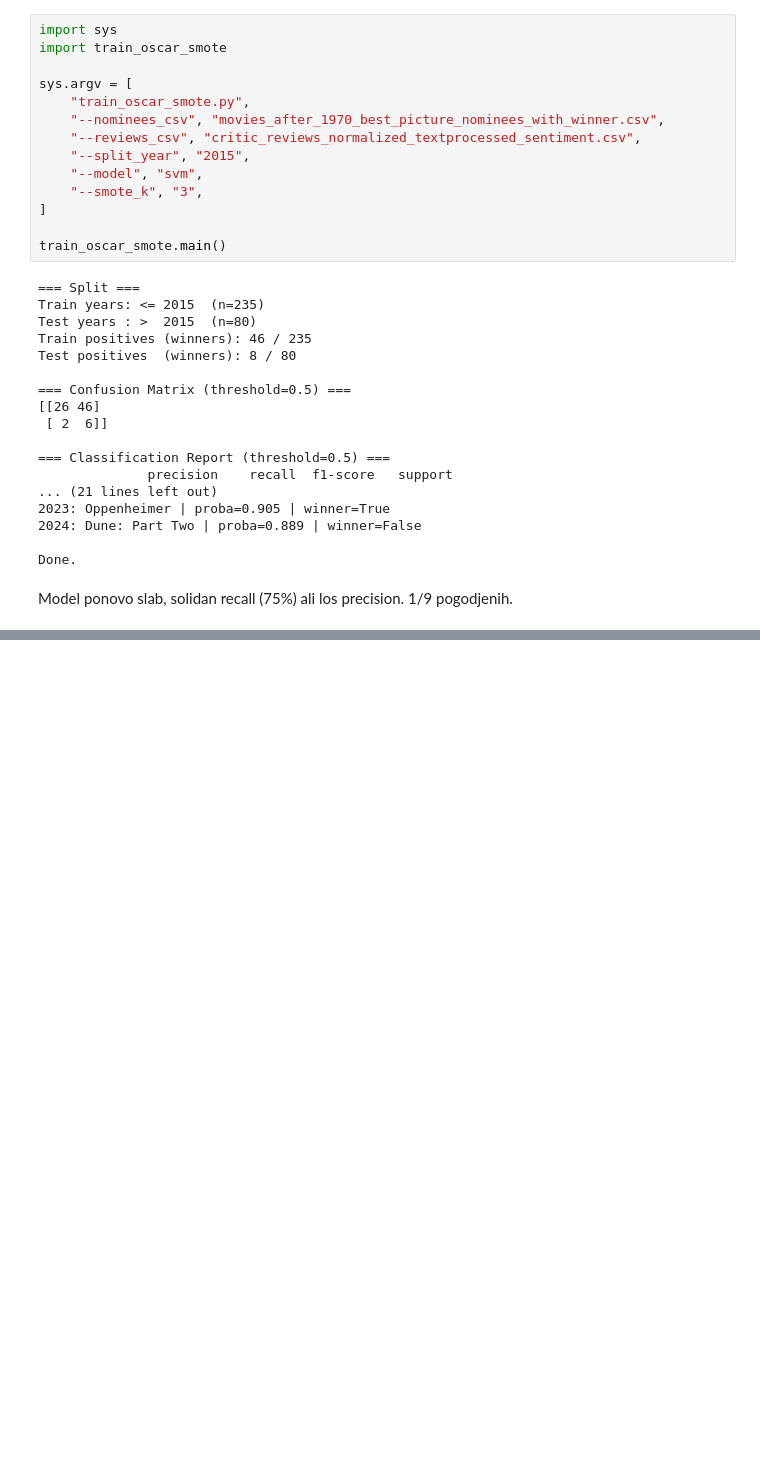
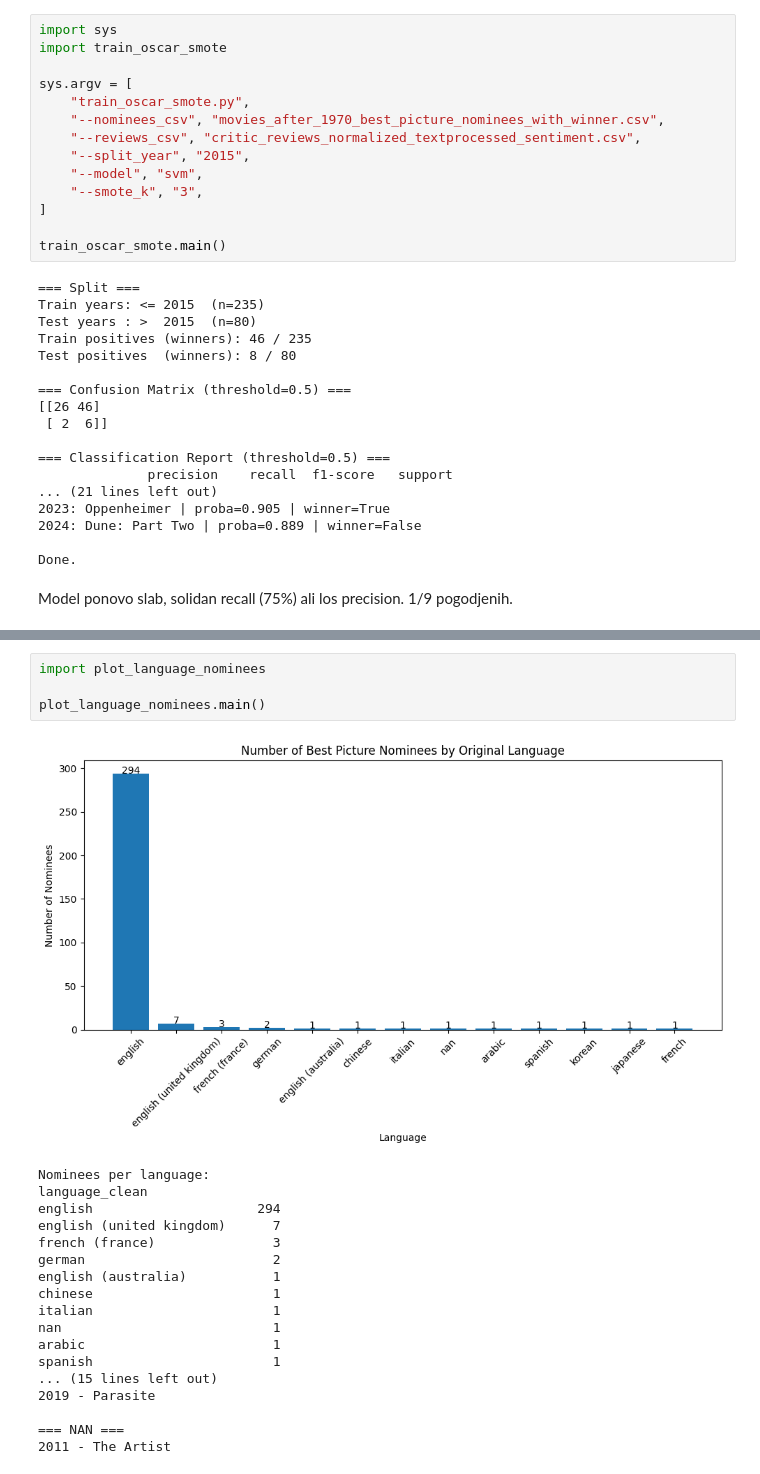
Before and after one commit to milosdiklic25/siap, a Jupyter notebook: project.ipynb, the cells around one changed output, grey strips where cells are left out. Cells and saved outputs as stored; diff of their text form; blank space fills up the shorter version.

```diff
--- a/project.ipynb
+++ b/project.ipynb
@@ -269,0 +361,23 @@ Model ponovo slab, solidan recall (75%) ali los precision. 1/9 pogodjenih.
+# %%
+import plot_language_nominees
+
+plot_language_nominees.main()
+# %% [output]
+[figure, added]
+Nominees per language:
+language_clean
+english                     294
+english (united kingdom)      7
+french (france)               3
+german                        2
+english (australia)           1
+chinese                       1
+italian                       1
+nan                           1
+arabic                        1
+spanish                       1
+... (15 lines left out)
+2019 - Parasite
+
+=== NAN ===
+2011 - The Artist
```
Also changed, not shown: parts of 7 cells of this notebook, 7 other files.
